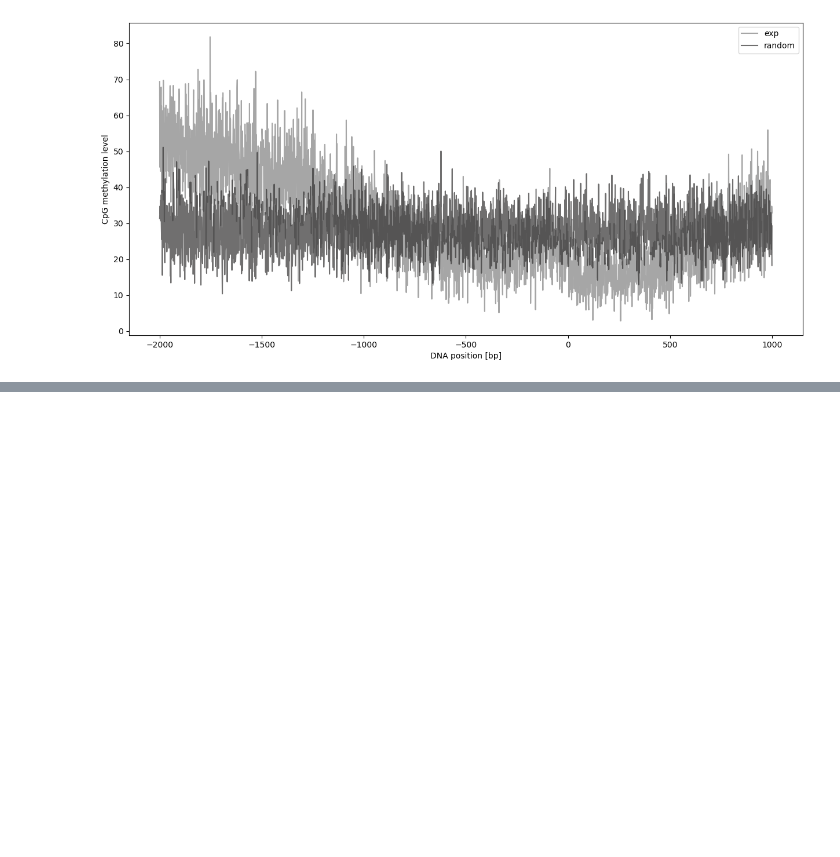
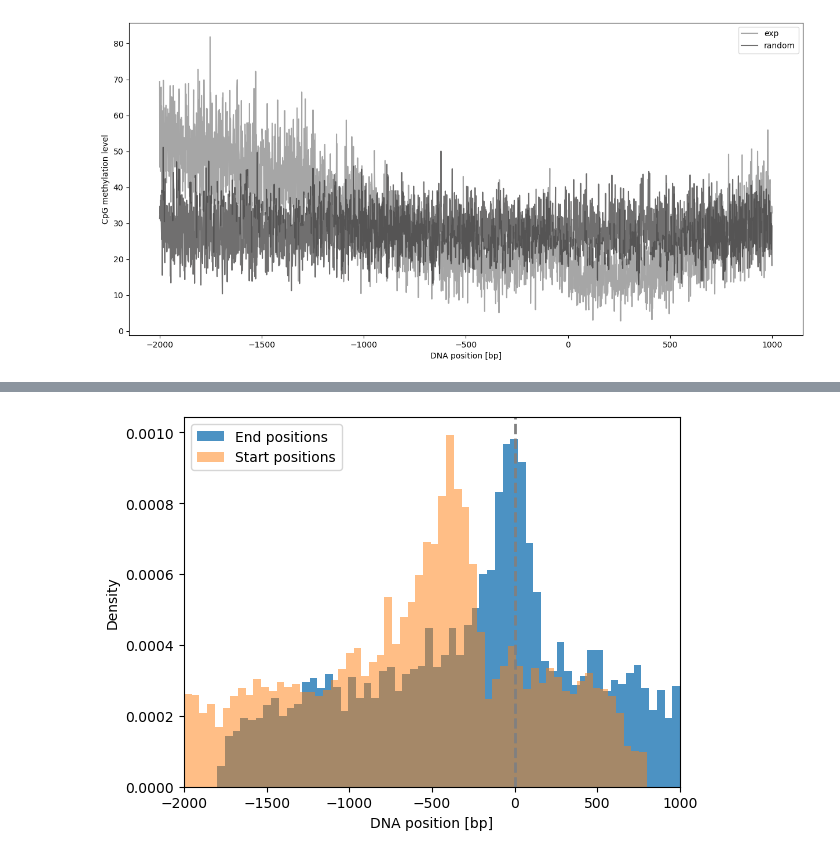
Before and after one commit to kevingeo11/DNA-Methylation-patterns, a Jupyter notebook: Codes/notebooks/introns_analysis.ipynb, the cells around one changed output, grey strips where cells are left out. Cells and saved outputs as stored; diff of their text form; code cells hidden in the pictures; blank space fills up the shorter version.

```diff
--- a/Codes/notebooks/introns_analysis.ipynb
+++ b/Codes/notebooks/introns_analysis.ipynb
@@ -942,0 +1002,3 @@ plot_avg_methylation_levels(df_random, 'HCG', fig=False, c='#333232', label='ran
+# %%
+infile = data_path + 'NDR.introns.intersect.bed'
+df = nome.get_nuc_positions(infile)
@@ -942,0 +1014,22 @@ plot_avg_methylation_levels(df_random, 'HCG', fig=False, c='#333232', label='ran
+# %%
+df_filtered = df.copy()
+# %%
+inter_start = -2000
+inter_end = 1000
+step = 200
+inter = range(inter_start,inter_end+1,step)
+
+plt.figure()
+
+plt.hist(df_filtered['nuc_end_promo_rel'],  bins = 60, histtype='bar', density=True, label="End positions", alpha = 0.8)
+plt.hist(df_filtered['nuc_start_promo_rel'], bins = 60, histtype='bar', density=True, label="Start positions", alpha = 0.5)
+
+plt.xlabel("DNA position [bp]")
+plt.ylabel("Density")
+
+plt.xlim(-2000,1000)
+plt.axvline(x=0, linestyle='dashed', linewidth=2, color='grey')
+plt.legend()
+plt.show()
+# %% [output]
+[figure, added]
```
Also changed, not shown: parts of 56 cells of this notebook, 9 other files.
